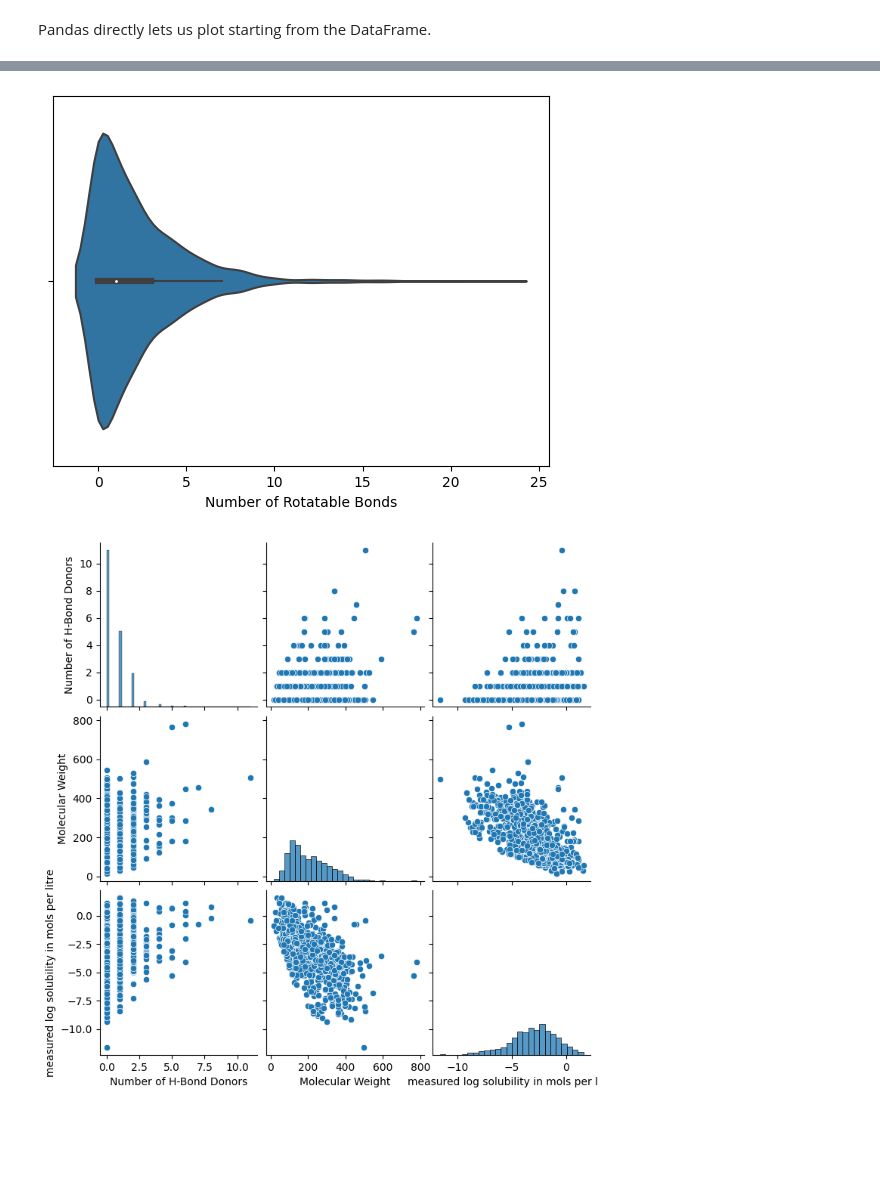
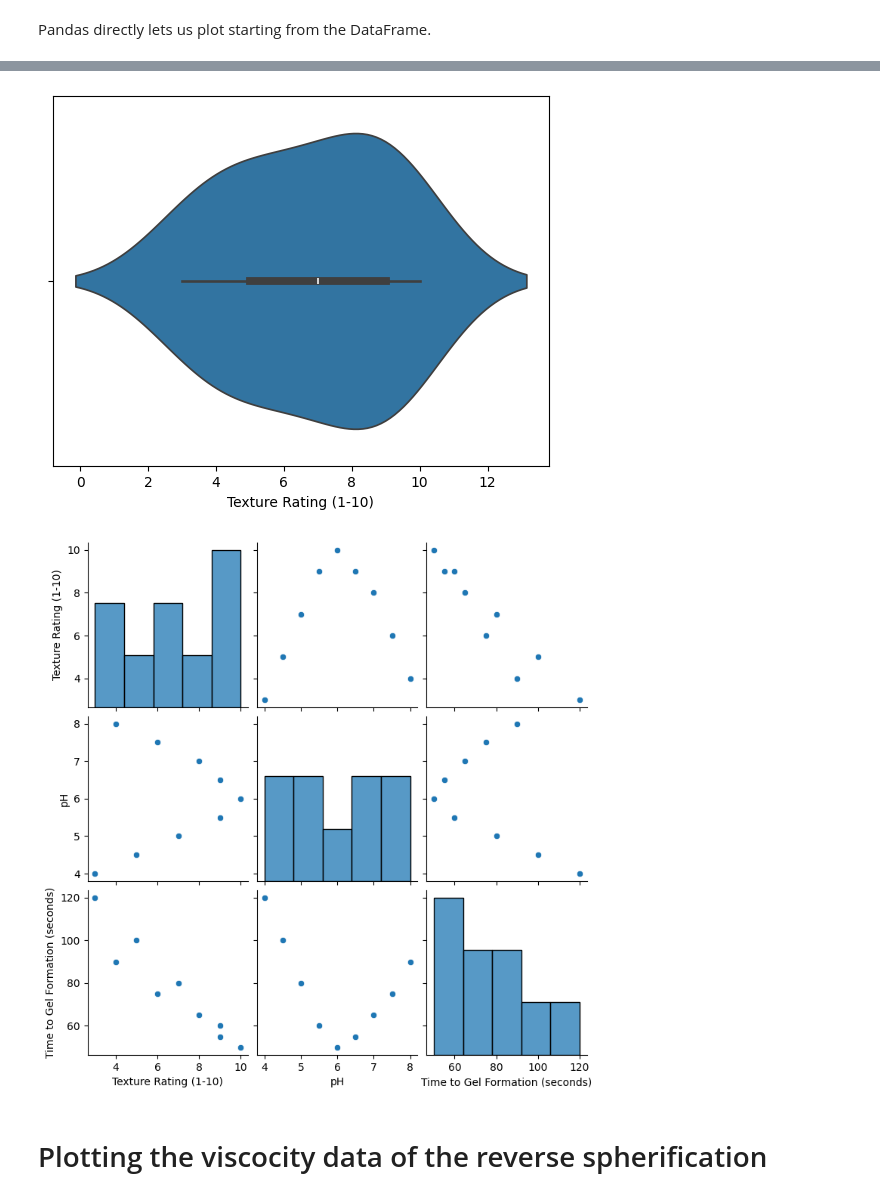
Before and after one commit to katerinavr/RENEW_summer_school_week1, a Jupyter notebook: 1_python_plotting.ipynb, the cells around one changed output, grey strips where cells are left out. Cells and saved outputs as stored; diff of their text form; code cells hidden in the pictures; blank space fills up the shorter version.

```diff
--- a/1_python_plotting.ipynb
+++ b/1_python_plotting.ipynb
@@ -88,6 +92,5 @@ Let's load the delaney data again. We can also do it directly from the URL.
 # %%
 import pandas as pd
-df = pd.read_csv("https://raw.githubusercontent.com/schwallergroup/ai4chem_course/main/notebooks/01%20-%20Basics/data/delaney-processed.csv" )
-
+df = pd.read_csv("/content/RENEW_summer_school_week1/spherification_data.csv")
 df.describe() # prints summary statistics for each column
 # %% [output]
@@ -135,12 +162,14 @@ sns.boxplot(x='Polar Surface Area', data=df)
 # %%
-# Violin plot to show the distribution of 'Number of Rotatable Bonds'
-sns.violinplot(x='Number of Rotatable Bonds', data=df)
+# Violin plot to show the distribution of 'Texture Rating'
+sns.violinplot(x='Texture Rating (1-10)', data=df)
 plt.show()
 # %% [output]
-[figure, old version]
+[figure, new version]
 # %%
 # Pair plot to visualize the relationship between multiple columns
-sns.pairplot(df[['Number of H-Bond Donors', 'Molecular Weight', 'measured log solubility in mols per litre']])
+sns.pairplot(df[['Texture Rating (1-10)', 'pH', 'Time to Gel Formation (seconds)']])
 plt.show()
 # %% [output]
-[figure, old version]
+[figure, new version]
+# %% [markdown]
+# Plotting the viscocity data of the reverse spherification
```
Also changed, not shown: parts of 15 cells of this notebook, 3 other files.
